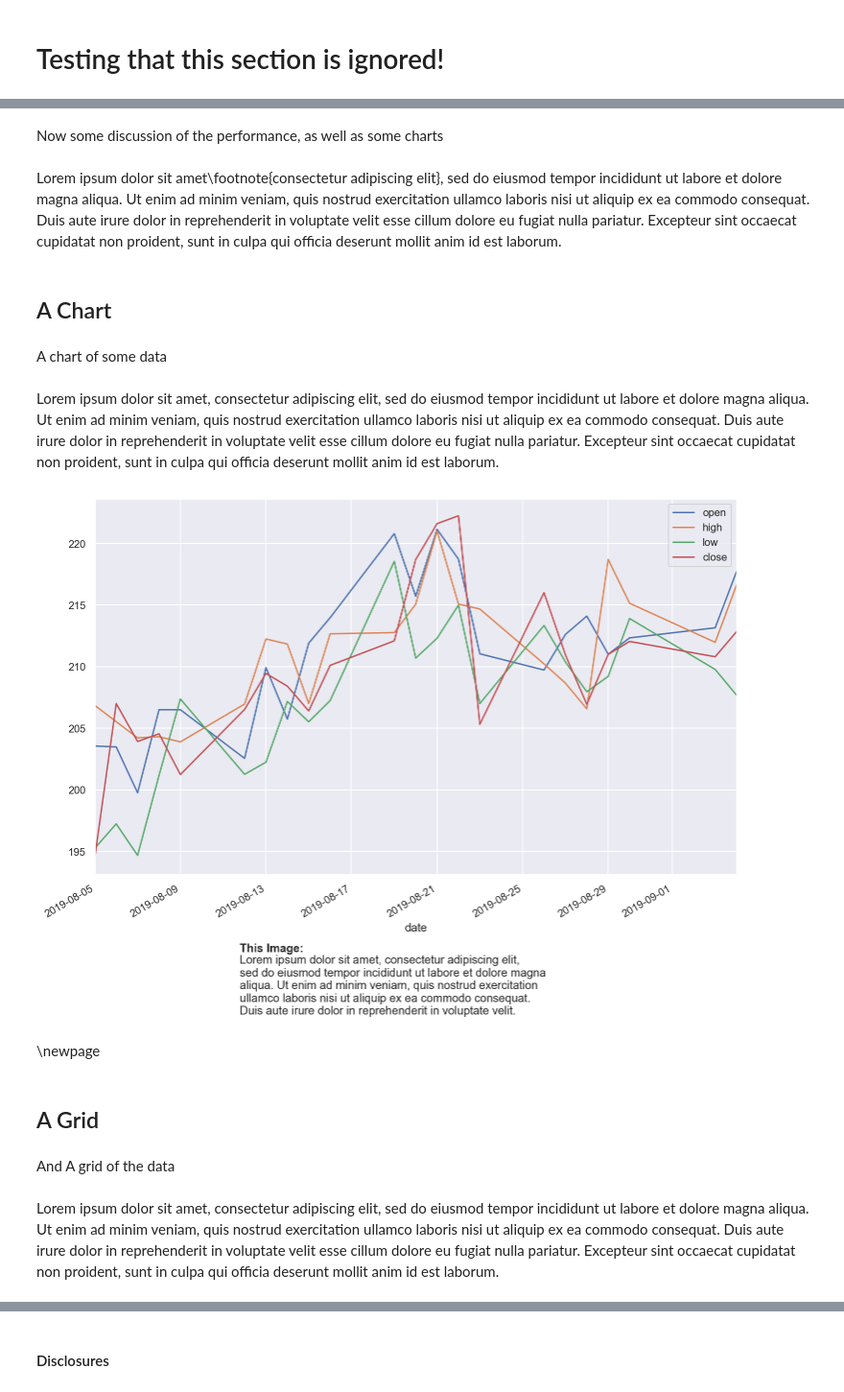
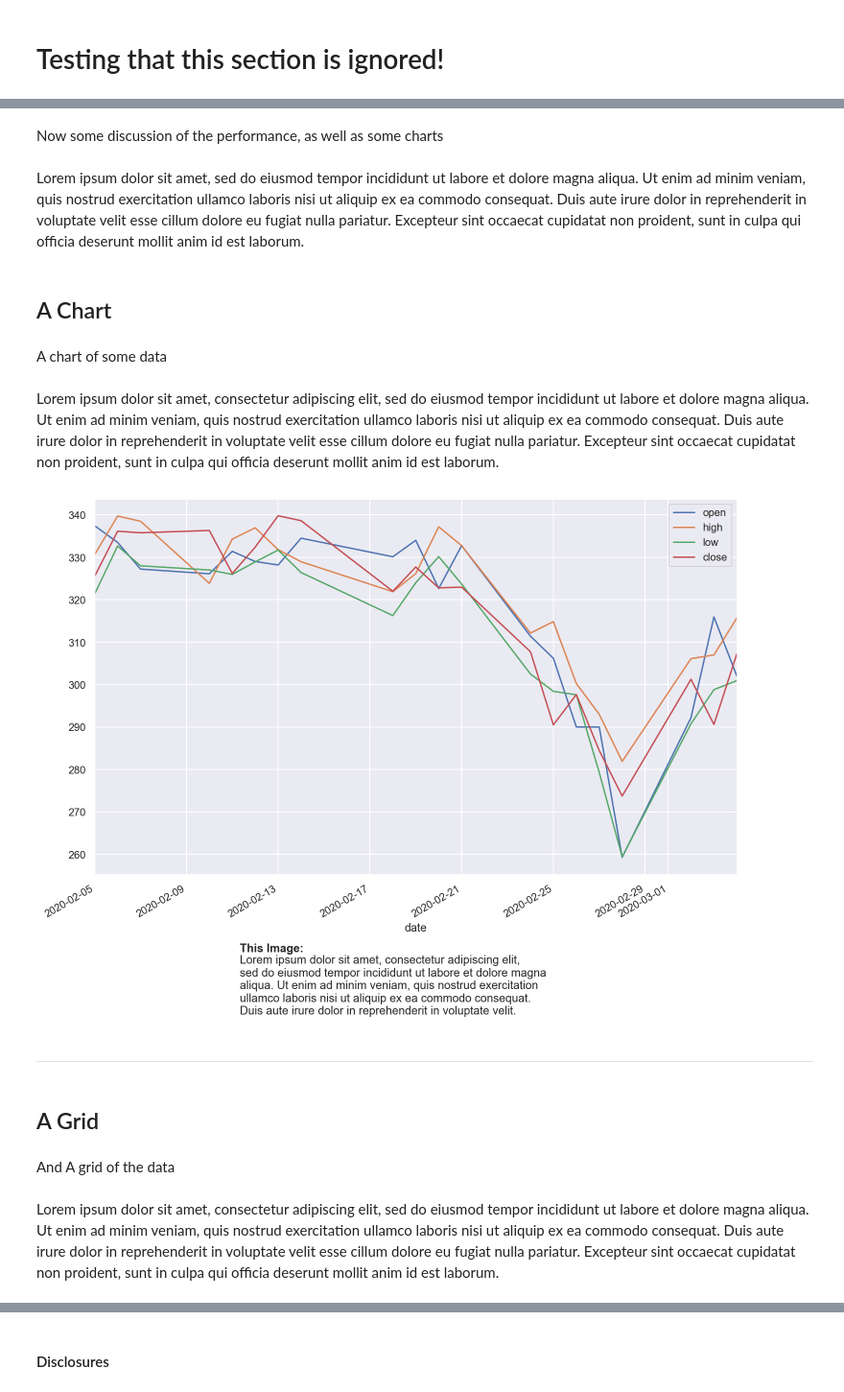
Before and after one commit to nbprint/nbprint, a Jupyter notebook: sample.ipynb, the cells around one changed output, grey strips where cells are left out. Shown: that part at 96% size. Saved outputs shown, nothing was run; the diff lists cells and outputs as text; code cells hidden in the pictures.

```diff
--- a/sample.ipynb
+++ b/sample.ipynb
@@ -63,45 +63,45 @@ ax = fig.add_subplot(111);
 
 _ = df[['open', 'high', 'low', 'close']].plot(ax=ax);
 _ = fig.text(.3, -.05, 'Lorem ipsum dolor sit amet, consectetur adipiscing elit, \n'
                        'sed do eiusmod tempor incididunt ut labore et dolore magna \n'
                        'aliqua. Ut enim ad minim veniam, quis nostrud exercitation \n'
                        'ullamco laboris nisi ut aliquip ex ea commodo consequat. \n'
                        'Duis aute irure dolor in reprehenderit in voluptate velit.',
            fontsize=12,
            wrap=True,
            ha='left');
 _ = fig.text(.3, .06, 'This Image:',
            fontsize=12,
            weight='bold',
            wrap=True,
            ha='left');
 
 
-p('# Performance')
-p('Now some discussion of the performance, as well as some charts')
-l('Lorem ipsum dolor sit amet\\footnote{consectetur adipiscing elit}, sed do eiusmod tempor incididunt ut labore et dolore magna aliqua. Ut enim ad minim veniam, quis nostrud exercitation ullamco laboris nisi ut aliquip ex ea commodo consequat. Duis aute irure dolor in reprehenderit in voluptate velit esse cillum dolore eu fugiat nulla pariatur. Excepteur sint occaecat cupidatat non proident, sunt in culpa qui officia deserunt mollit anim id est laborum.')
-p('## A Chart')
-p('A chart of some data')
-p('Lorem ipsum dolor sit amet, consectetur adipiscing elit, sed do eiusmod tempor incididunt ut labore et dolore magna aliqua. Ut enim ad minim veniam, quis nostrud exercitation ullamco laboris nisi ut aliquip ex ea commodo consequat. Duis aute irure dolor in reprehenderit in voluptate velit esse cillum dolore eu fugiat nulla pariatur. Excepteur sint occaecat cupidatat non proident, sunt in culpa qui officia deserunt mollit anim id est laborum.')
+print('# Performance')
+print('Now some discussion of the performance, as well as some charts')
+print('Lorem ipsum dolor sit amet, sed do eiusmod tempor incididunt ut labore et dolore magna aliqua. Ut enim ad minim veniam, quis nostrud exercitation ullamco laboris nisi ut aliquip ex ea commodo consequat. Duis aute irure dolor in reprehenderit in voluptate velit esse cillum dolore eu fugiat nulla pariatur. Excepteur sint occaecat cupidatat non proident, sunt in culpa qui officia deserunt mollit anim id est laborum.')
+print('## A Chart')
+print('A chart of some data')
+print('Lorem ipsum dolor sit amet, consectetur adipiscing elit, sed do eiusmod tempor incididunt ut labore et dolore magna aliqua. Ut enim ad minim veniam, quis nostrud exercitation ullamco laboris nisi ut aliquip ex ea commodo consequat. Duis aute irure dolor in reprehenderit in voluptate velit esse cillum dolore eu fugiat nulla pariatur. Excepteur sint occaecat cupidatat non proident, sunt in culpa qui officia deserunt mollit anim id est laborum.')
 
 plt.show()
 
 newpage()
-p('## A Grid')
-p('And A grid of the data')
-p('Lorem ipsum dolor sit amet, consectetur adipiscing elit, sed do eiusmod tempor incididunt ut labore et dolore magna aliqua. Ut enim ad minim veniam, quis nostrud exercitation ullamco laboris nisi ut aliquip ex ea commodo consequat. Duis aute irure dolor in reprehenderit in voluptate velit esse cillum dolore eu fugiat nulla pariatur. Excepteur sint occaecat cupidatat non proident, sunt in culpa qui officia deserunt mollit anim id est laborum.')
+print('## A Grid')
+print('And A grid of the data')
+print('Lorem ipsum dolor sit amet, consectetur adipiscing elit, sed do eiusmod tempor incididunt ut labore et dolore magna aliqua. Ut enim ad minim veniam, quis nostrud exercitation ullamco laboris nisi ut aliquip ex ea commodo consequat. Duis aute irure dolor in reprehenderit in voluptate velit esse cillum dolore eu fugiat nulla pariatur. Excepteur sint occaecat cupidatat non proident, sunt in culpa qui officia deserunt mollit anim id est laborum.')
 table(df[['open', 'high', 'low', 'close']],
       'Sample Table',
       'This is where authors provide additional information about the data, including whatever notes are needed.')
 # %% [output]
 # Performance
 Now some discussion of the performance, as well as some charts
-Lorem ipsum dolor sit amet\footnote{consectetur adipiscing elit}, sed do eiusmod tempor incididunt ut labore et dolore magna aliqua. Ut enim ad minim veniam, quis nostrud exercitation ullamco laboris nisi ut aliquip ex ea commodo consequat. Duis aute irure dolor in reprehenderit in voluptate velit esse cillum dolore eu fugiat nulla pariatur. Excepteur sint occaecat cupidatat non proident, sunt in culpa qui officia deserunt mollit anim id est laborum.
+Lorem ipsum dolor sit amet, sed do eiusmod tempor incididunt ut labore et dolore magna aliqua. Ut enim ad minim veniam, quis nostrud exercitation ullamco laboris nisi ut aliquip ex ea commodo consequat. Duis aute irure dolor in reprehenderit in voluptate velit esse cillum dolore eu fugiat nulla pariatur. Excepteur sint occaecat cupidatat non proident, sunt in culpa qui officia deserunt mollit anim id est laborum.
 ## A Chart
 A chart of some data
 Lorem ipsum dolor sit amet, consectetur adipiscing elit, sed do eiusmod tempor incididunt ut labore et dolore magna aliqua. Ut enim ad minim veniam, quis nostrud exercitation ullamco laboris nisi ut aliquip ex ea commodo consequat. Duis aute irure dolor in reprehenderit in voluptate velit esse cillum dolore eu fugiat nulla pariatur. Excepteur sint occaecat cupidatat non proident, sunt in culpa qui officia deserunt mollit anim id est laborum.
-[figure, old version]
+[figure, new version]
-\newpage
+----
 ## A Grid
 And A grid of the data
 Lorem ipsum dolor sit amet, consectetur adipiscing elit, sed do eiusmod tempor incididunt ut labore et dolore magna aliqua. Ut enim ad minim veniam, quis nostrud exercitation ullamco laboris nisi ut aliquip ex ea commodo consequat. Duis aute irure dolor in reprehenderit in voluptate velit esse cillum dolore eu fugiat nulla pariatur. Excepteur sint occaecat cupidatat non proident, sunt in culpa qui officia deserunt mollit anim id est laborum.
```
Also changed, not shown: parts of 6 cells of this notebook, 11 other files.
